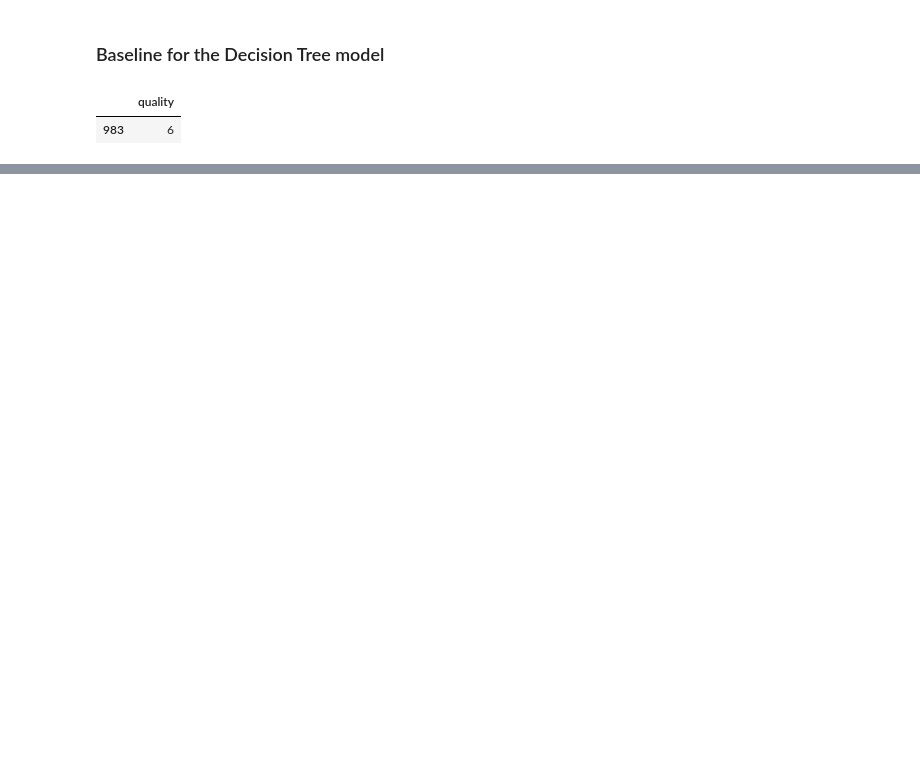
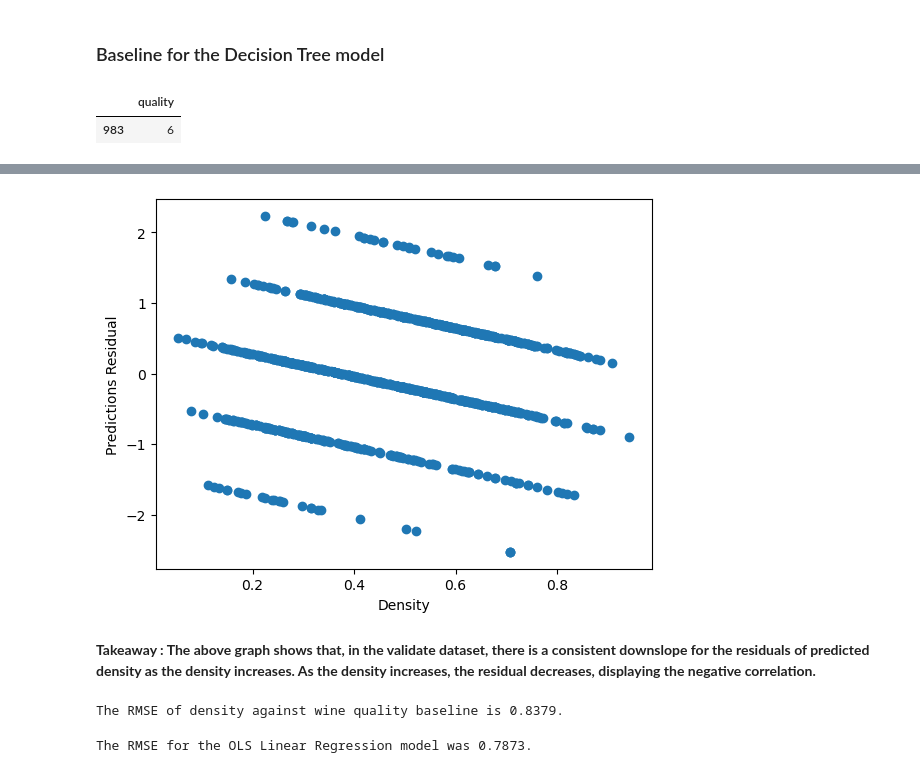
Before and after one commit to Mags-and-Smitty-Clustering-Project/group, a Jupyter notebook: project_3_workbook.ipynb, the cells around one changed output, grey strips where cells are left out. Cells and saved outputs as stored; diff of their text form; code cells hidden in the pictures; blank space fills up the shorter version.

```diff
--- a/project_3_workbook.ipynb
+++ b/project_3_workbook.ipynb
@@ -897,0 +1078,27 @@ The RFE model indicates that chlorides, density and sulphates have the highest i
+# %%
+## make a scatter plot of the model's prediction minus the actual preditcion of mpg
+
+plt.scatter(x = val_predictions_df['density'], y = val_predictions_df['yhat_res'])
+
+plt.xlabel('Density')
+plt.ylabel('Predictions Residual')
+plt.show()
+# %% [output]
+[figure, added]
+# %% [markdown]
+**Takeaway : The above graph shows that, in the validate dataset, there is a consistent downslope for the residuals of predicted density as the density increases. As the density increases, the residual decreases, displaying the negative correlation.**
+# %%
+# finding the RMSE in one step (x = original, y = prediction)
+
+val_dens_qual_rmse = sqrt(mean_squared_error(val_predictions_df['quality'], val_predictions_df['baseline_preds']))
+print(f'The RMSE of density against wine quality baseline is {round(val_dens_qual_rmse,4)}.')
+# %% [output]
+The RMSE of density against wine quality baseline is 0.8379.
+# %%
+# RMSE of linear regression model
+
+OLS_rmse = mean_squared_error(val_predictions_df['yhat'], val_predictions_df['quality'], squared = False)
+
+print(f'The RMSE for the OLS Linear Regression model was {round(OLS_rmse, 4)}.')
+# %% [output]
+The RMSE for the OLS Linear Regression model was 0.7873.
```
Also changed, not shown: parts of 134 cells of this notebook, 1 other file.
